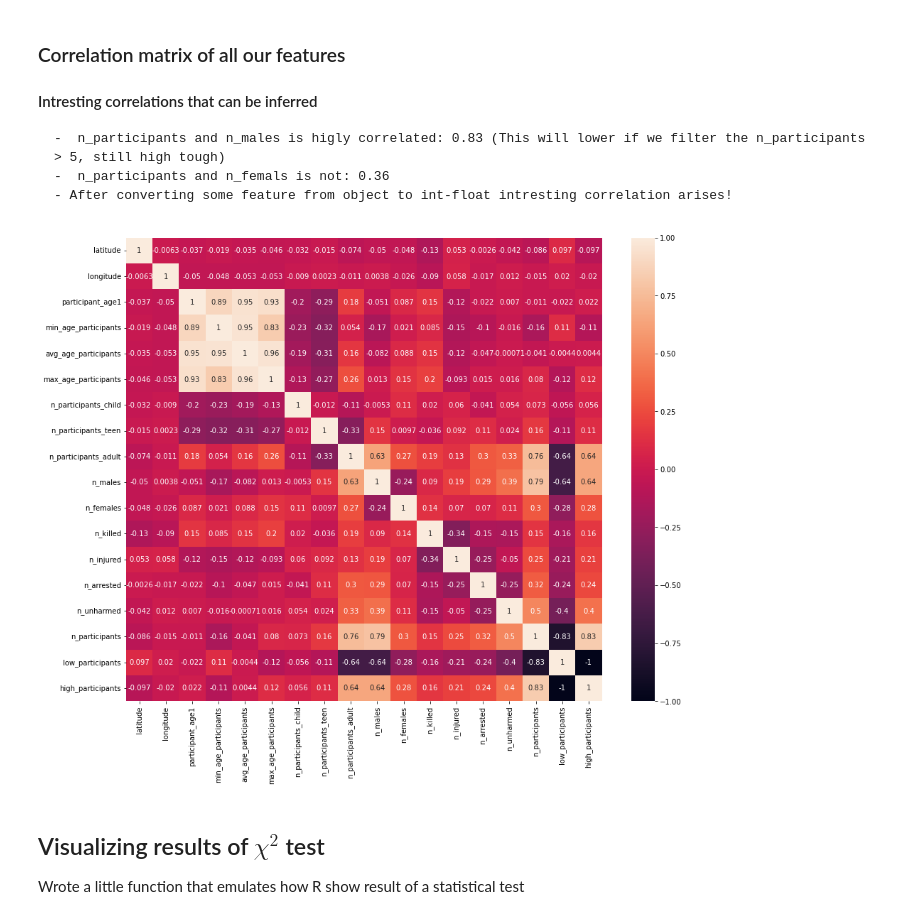
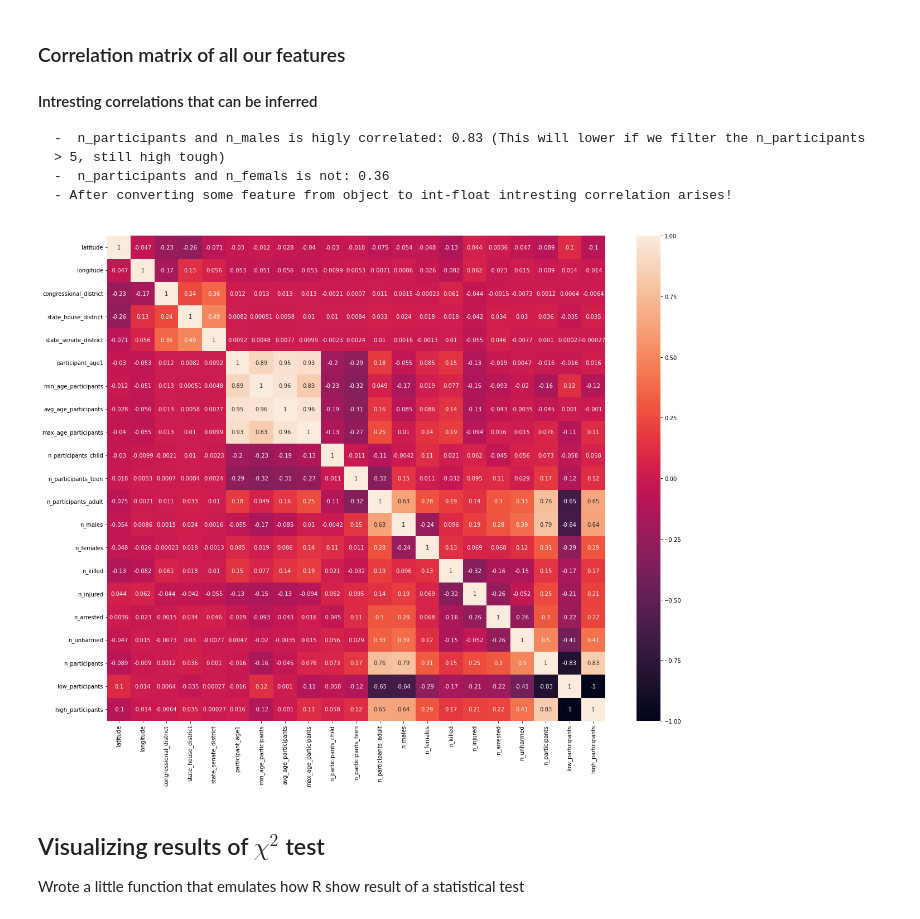
Before and after one commit to TheDarkPyotr/DataMining2023, a Jupyter notebook: source/Task1.ipynb, the cells around one changed output. Drawn from its saved outputs; the diff is of its cells as text; code cells hidden in the pictures.

```diff
--- a/source/Task1.ipynb
+++ b/source/Task1.ipynb
@@ -124,8 +114,14 @@ columns_to_convert = [
     'n_participants_teen',
     'n_participants_adult'
 ]
+
+district_to_int = ['state_house_district', 'state_senate_district', 'congressional_district']
+
 # Convert non-numeric values to NaN
 df_incidents[columns_to_convert] = df_incidents[columns_to_convert].apply(pd.to_numeric, errors='coerce')
+
+for column in district_to_int:
+    df_incidents[column] = df_incidents[column].fillna(0).astype(int)
 
 # Fill NaN values with 0
 df_incidents[columns_to_convert] = df_incidents[columns_to_convert].fillna(0).astype(int)
@@ -174,10 +170,13 @@ df_incidents.drop(['incident_characteristics1', 'incident_characteristics2', 'no
 
 df_incidents.head()
 
-# drop state_house_district, state_senate_district, congressional_district
+# drop state_house_district, state_senate_district, congressional_district? Address is useless for sure
+
 df_incidents_no_district = df_incidents
 
-df_incidents_no_district.drop(['state_house_district', 'state_senate_district', 'congressional_district'], axis=1, inplace=True)
+# Maybe drop state and senate district: state_house_district', 'state_senate_district', 'congressional_district'.
+# Convert them from float to int
+df_incidents_no_district.drop(['address'], axis=1, inplace=True)
 
 df_incidents_no_district.head()
 
@@ -427,26 +426,27 @@ dtype: float64
 # %%
 # vector containig all numerical features
 numerical_features = df_incident_no_outliers.select_dtypes(include=[np.number]).columns
 
-plt.figure(figsize=(15, 12))  # Adjust the values (width, height) as needed
+plt.figure(figsize=(20, 16))  # Adjust the values (width, height) as needed
 correlation_matrix_all = df_incident_no_outliers[numerical_features].corr()
 sns.heatmap(correlation_matrix_all, annot=True)
 
 # As for the correlation n_males & n_participants we can do statistical significance test, in our case the
 # null hypotesis is that the two variables are independent, we can reject the null hypotesis if the p-value is < 0.05
 
 # Contigency table is used for categorical variable, so we can do a thing like this, take intervals 0-1 and 2-3 of participants
 # and make this a categorical variable, then we can do a chi-square test
 
 # adding low_participants column and high_participants column
+# need to understand if this make sense or it's redundant.
 df_incident_no_outliers['low_participants'] = df_incident_no_outliers['n_participants'].apply(lambda x: 1 if x < 2 else 0)
 df_incident_no_outliers['high_participants'] = df_incident_no_outliers['n_participants'].apply(lambda x: 1 if x > 1 else 0)
 
 # And now a little visualization of the chi2 test
 # Visualize the result of the test
 # print max vaues of n_participants
 # %% [output]
-[figure, old version]
+[figure, new version]
 # %% [markdown]
 ## Visualizing results of $\chi^2$ test
 
```
Also changed, not shown: parts of 19 cells of this notebook.
